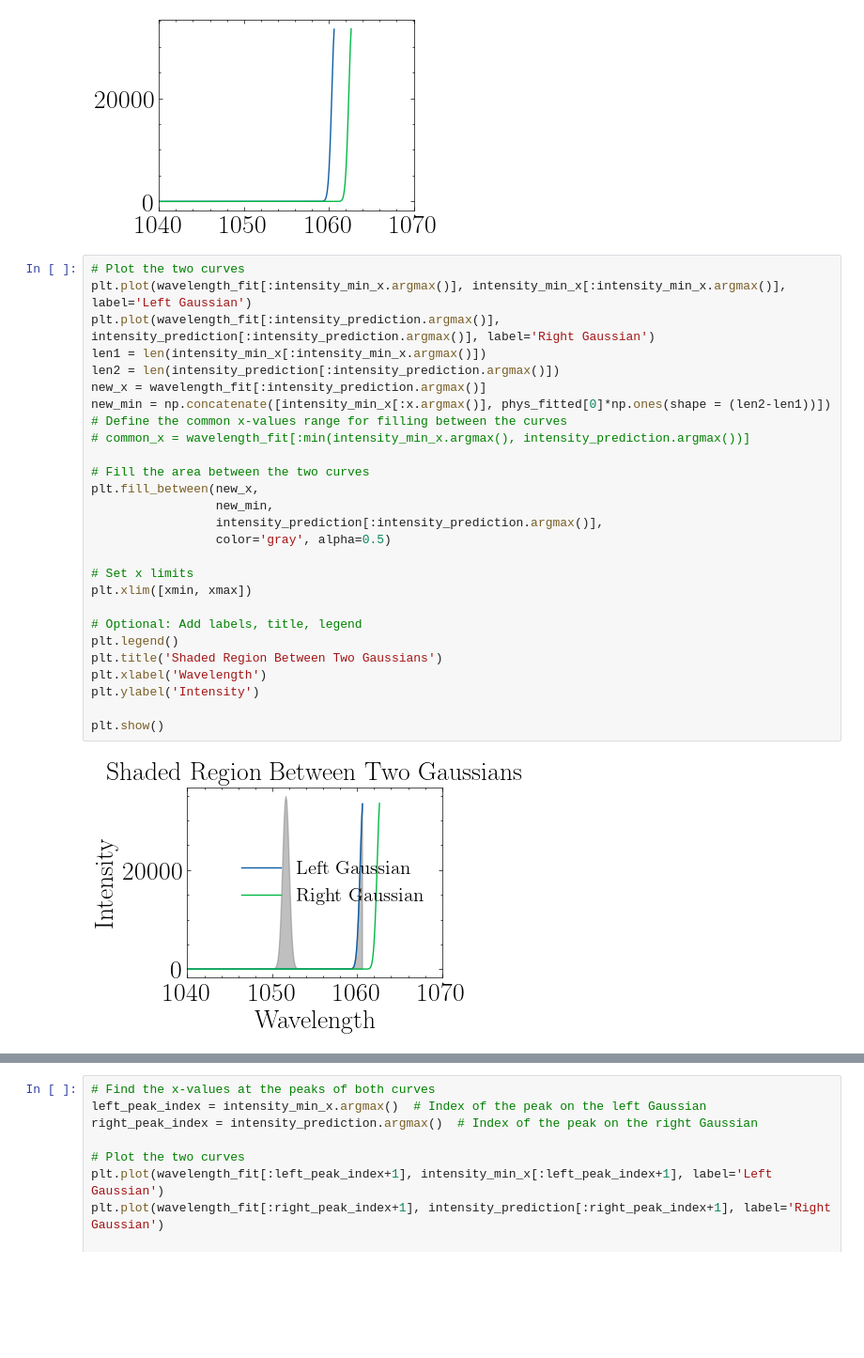
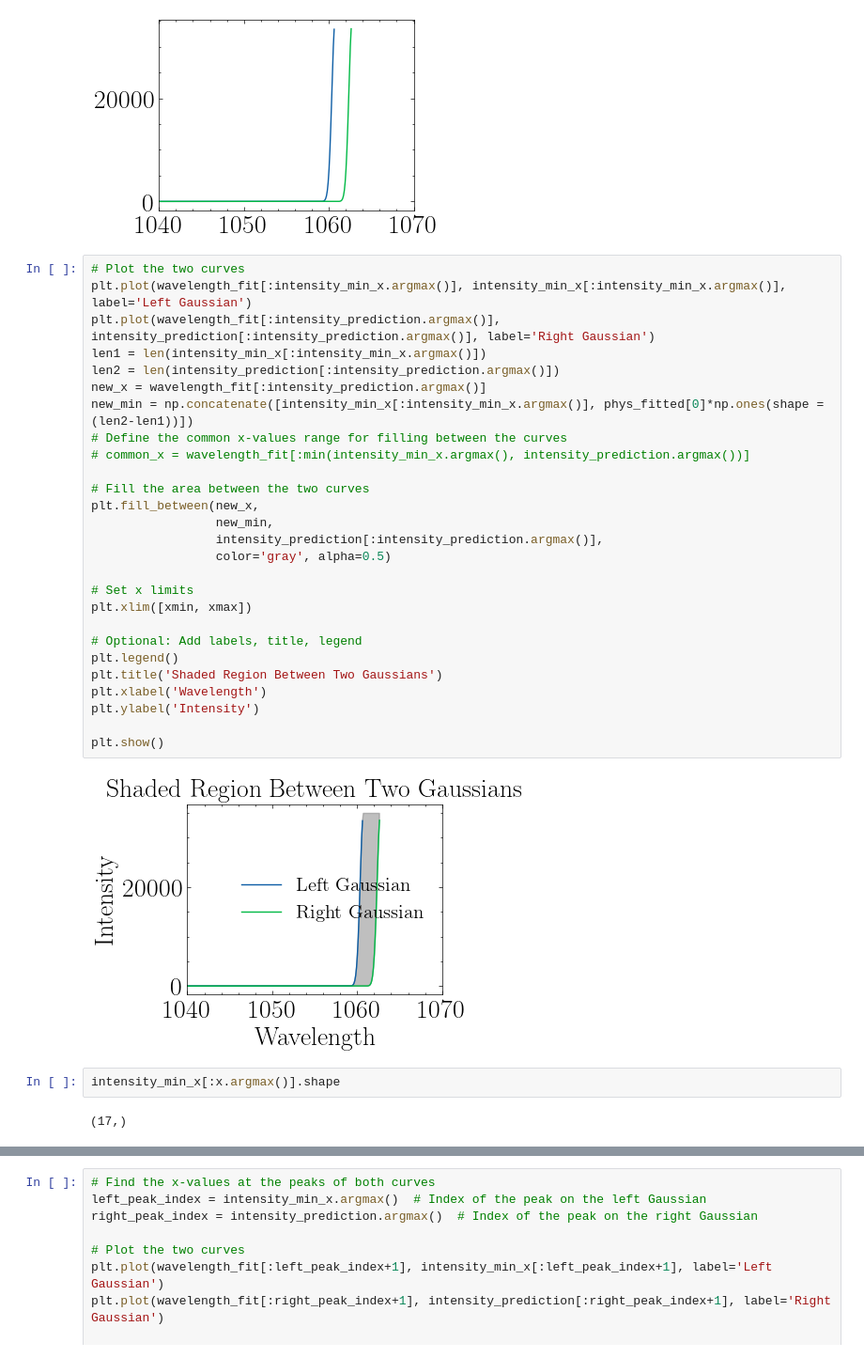
Before and after one commit to EnceladeCandy/phy3040, a Jupyter notebook: notebooks/optique_non_lineaire.ipynb, the cells around one changed output, grey strips where cells are left out. Shown at 94% size. Cells and saved outputs as stored; diff of their text form; blank space fills up the shorter version.

```diff
--- a/notebooks/optique_non_lineaire.ipynb
+++ b/notebooks/optique_non_lineaire.ipynb
@@ -633,29 +648,33 @@ plt.xlim([xmin, xmax])
 # %%
 # Plot the two curves
 plt.plot(wavelength_fit[:intensity_min_x.argmax()], intensity_min_x[:intensity_min_x.argmax()], label='Left Gaussian')
 plt.plot(wavelength_fit[:intensity_prediction.argmax()], intensity_prediction[:intensity_prediction.argmax()], label='Right Gaussian')
 len1 = len(intensity_min_x[:intensity_min_x.argmax()])
 len2 = len(intensity_prediction[:intensity_prediction.argmax()])
 new_x = wavelength_fit[:intensity_prediction.argmax()]
-new_min = np.concatenate([intensity_min_x[:x.argmax()], phys_fitted[0]*np.ones(shape = (len2-len1))])
+new_min = np.concatenate([intensity_min_x[:intensity_min_x.argmax()], phys_fitted[0]*np.ones(shape = (len2-len1))])
 # Define the common x-values range for filling between the curves
 # common_x = wavelength_fit[:min(intensity_min_x.argmax(), intensity_prediction.argmax())]
 
 # Fill the area between the two curves
 plt.fill_between(new_x,
                  new_min,
                  intensity_prediction[:intensity_prediction.argmax()],
                  color='gray', alpha=0.5)
 
 # Set x limits
 plt.xlim([xmin, xmax])
 
 # Optional: Add labels, title, legend
 plt.legend()
 plt.title('Shaded Region Between Two Gaussians')
 plt.xlabel('Wavelength')
 plt.ylabel('Intensity')
 
 plt.show()
 # %% [output]
-[figure, old version]
+[figure, new version]
+# %%
+intensity_min_x[:x.argmax()].shape
+# %% [output]
+(17,)
```
Also changed, not shown: parts of 4 cells of this notebook.
